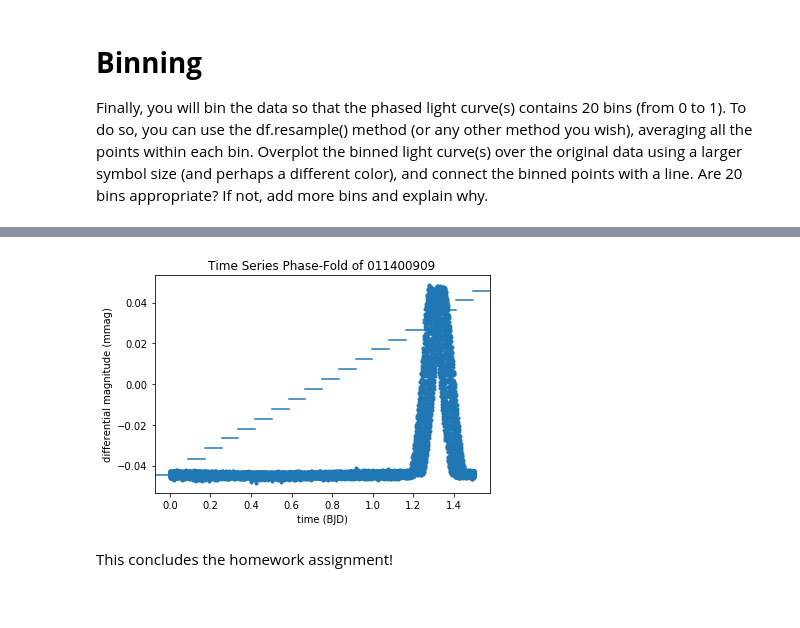
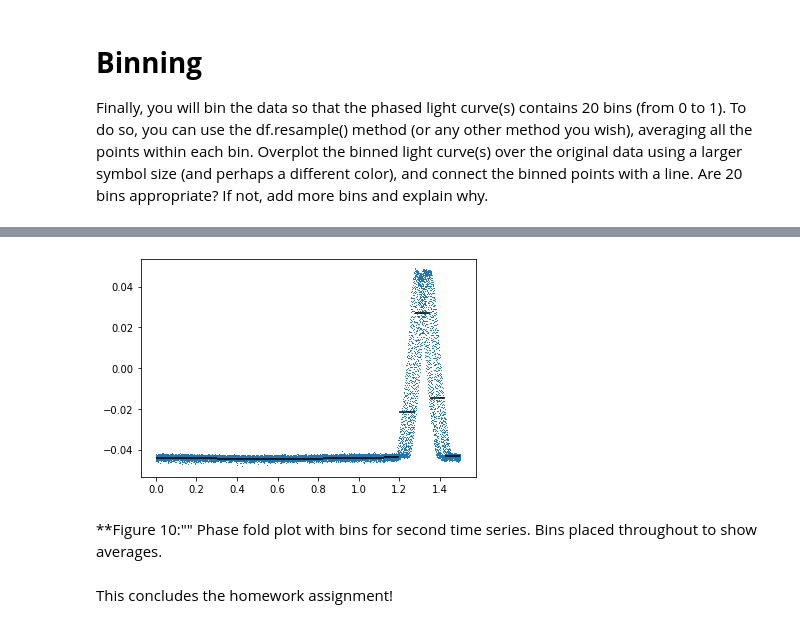
Before and after one commit to TedFess/DSPS_tFessaras, a Jupyter notebook: HW11/TESSlightcurves_tFessaras.ipynb, the cells around one changed output, grey strips where cells are left out. Drawn from its saved outputs; the diff is of its cells as text; code cells hidden in the pictures.

```diff
--- a/HW11/TESSlightcurves_tFessaras.ipynb
+++ b/HW11/TESSlightcurves_tFessaras.ipynb
@@ -255,22 +227,9 @@ array([-0.04457321, -0.04319347, -0.03659414, -0.03152995, -0.02661729,
-# %%
-timeSeries2['phase-fold'] = np.mod(timeSeries2['time'], period2)
-
-fig, ax = pl.subplots()
-ax.plot(timeSeries2['phase-fold'], timeSeries2['mmag'], '.')
-
-
-for i in range(20):
-  min = i * 0.05
-  max = i * 0.05 + 0.05
-  y = bin_means2[i]
-  ax.axhline(y = y, xmin =  min, xmax = max, linestyle = '-')
-
-pl.title('Time Series Phase-Fold of 011400909')
-pl.xlabel('time (BJD)')
-pl.ylabel('differential magnitude (mmag)')
-pl.show()
-# %% [output]
-[figure, removed]
+# %%
+binning(timeSeries2, '146879345')
+# %% [output]
+[figure, added]
+# %% [markdown]
+**Figure 10:"" Phase fold plot with bins for second time series. Bins placed throughout to show averages.
 # %% [markdown]
 This concludes the homework assignment!
 # %% [markdown]
```
Also changed, not shown: parts of 10 cells of this notebook.
